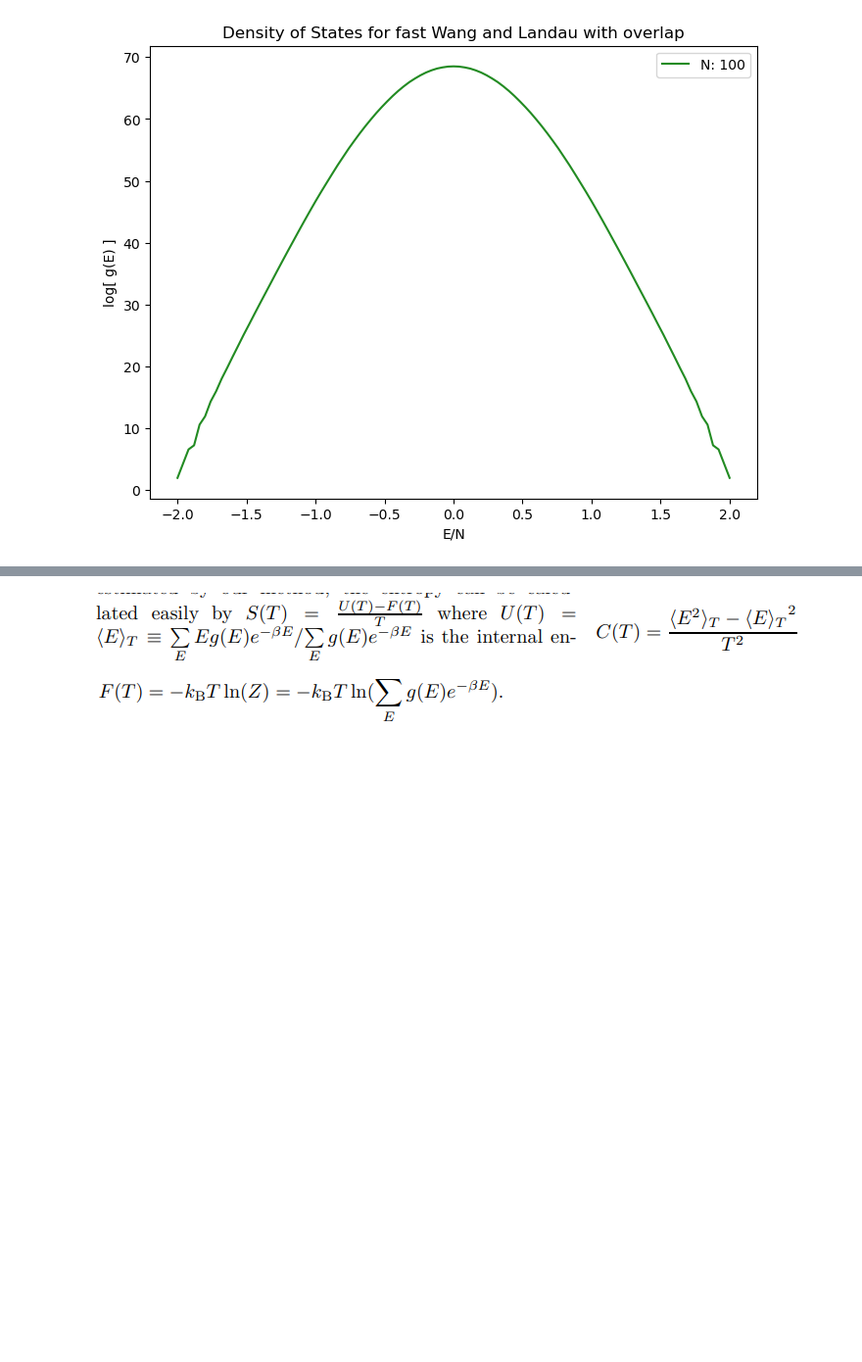
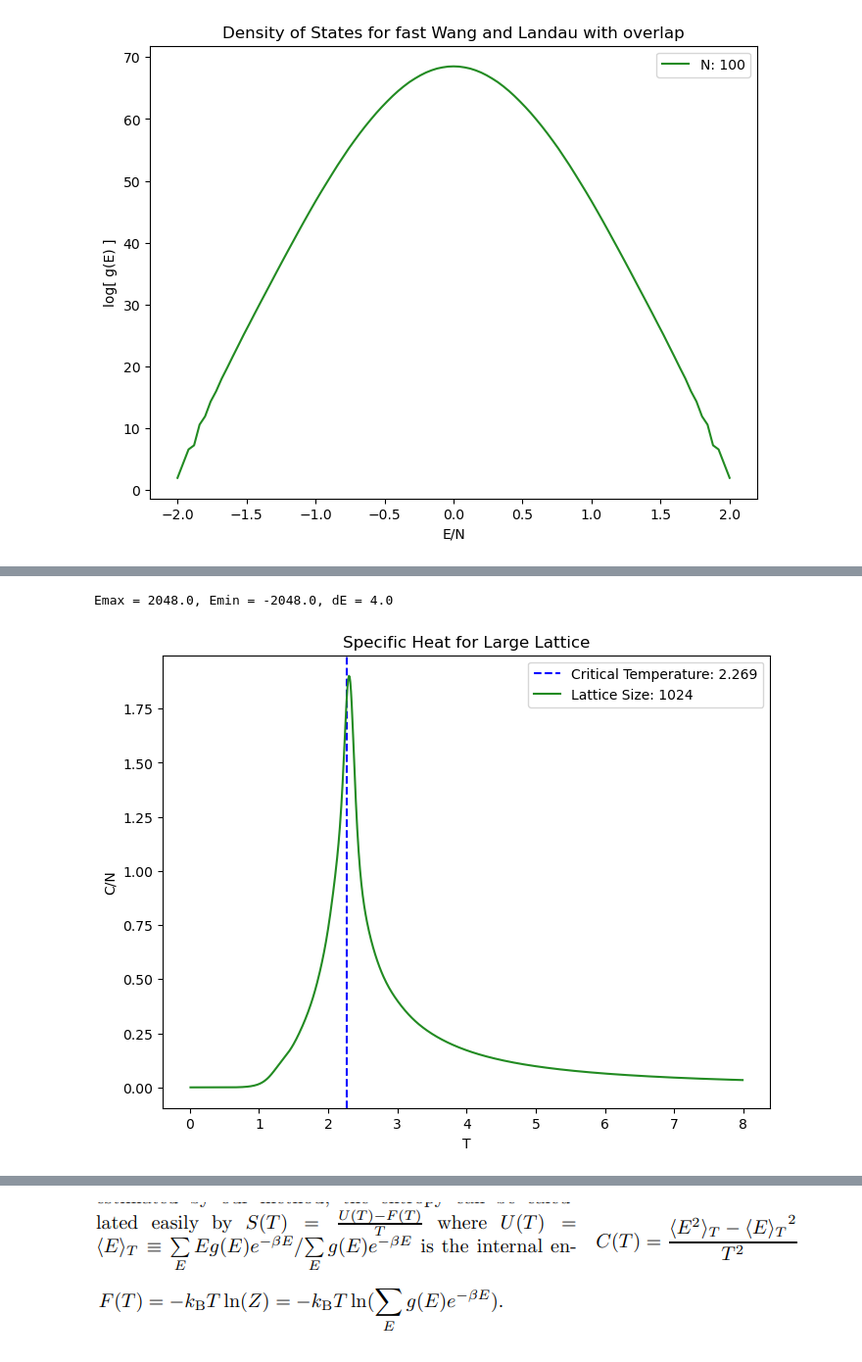
Before and after one commit to hswanson13/CompFinalProject, a Jupyter notebook: 2D_ising_Wang_Landau.ipynb, the cells around one changed output, grey strips where cells are left out. Shown at 98% size. Cells and saved outputs as stored; diff of their text form; code cells hidden in the pictures; blank space fills up the shorter version.

```diff
--- a/2D_ising_Wang_Landau.ipynb
+++ b/2D_ising_Wang_Landau.ipynb
@@ -287 +293,43 @@ Emax = 512.0, Emin = -512.0, dE = 4.0
+# %%
+E_32 = np.array(calc_E_spectrum(32))
+
+T_s = np.arange(0.01,8,0.01)
+
+
+
+# F_s = []
+# for T in T_s:
+#     Z_sum = 0
+#     for i,E in enumerate(E_32):
+#         exponent = norm_log_32[i]-E/T
+#         Z_sum += np.exp(np.log(exponent))
+
+
+#     F_s.append(-T*np.log(Z_sum))
+
+
+C_s = []
+
+for T in T_s:
+    Z = np.sum(np.exp(norm_log_32 - (E_32+np.max(E_32))/T))
+    #print(Z)
+
+    E = np.sum(E_32*np.exp(norm_log_32 - (E_32+np.max(E_32))/T))/Z
+
+    E2 = np.sum(E_32**2*np.exp(norm_log_32 - (E_32+np.max(E_32))/T))/Z
+
+    C_s.append((E2-E**2)/T**2/32**2)
+
+plt.figure(figsize=(8,6))
+plt.axvline(x=2.269,linestyle='--',color='b',label=f'Critical Temperature: {2.269}')
+
+plt.plot(T_s,C_s,color='forestgreen',label=f'Lattice Size: {32**2}')
+plt.xlabel('T')
+plt.ylabel('C/N')
+plt.title('Specific Heat for Large Lattice')
+plt.legend()
+plt.show()
+# %% [output]
+Emax = 2048.0, Emin = -2048.0, dE = 4.0
+[figure, added]
 # %%
```
Also changed, not shown: parts of 18 cells of this notebook, 1 other file.
